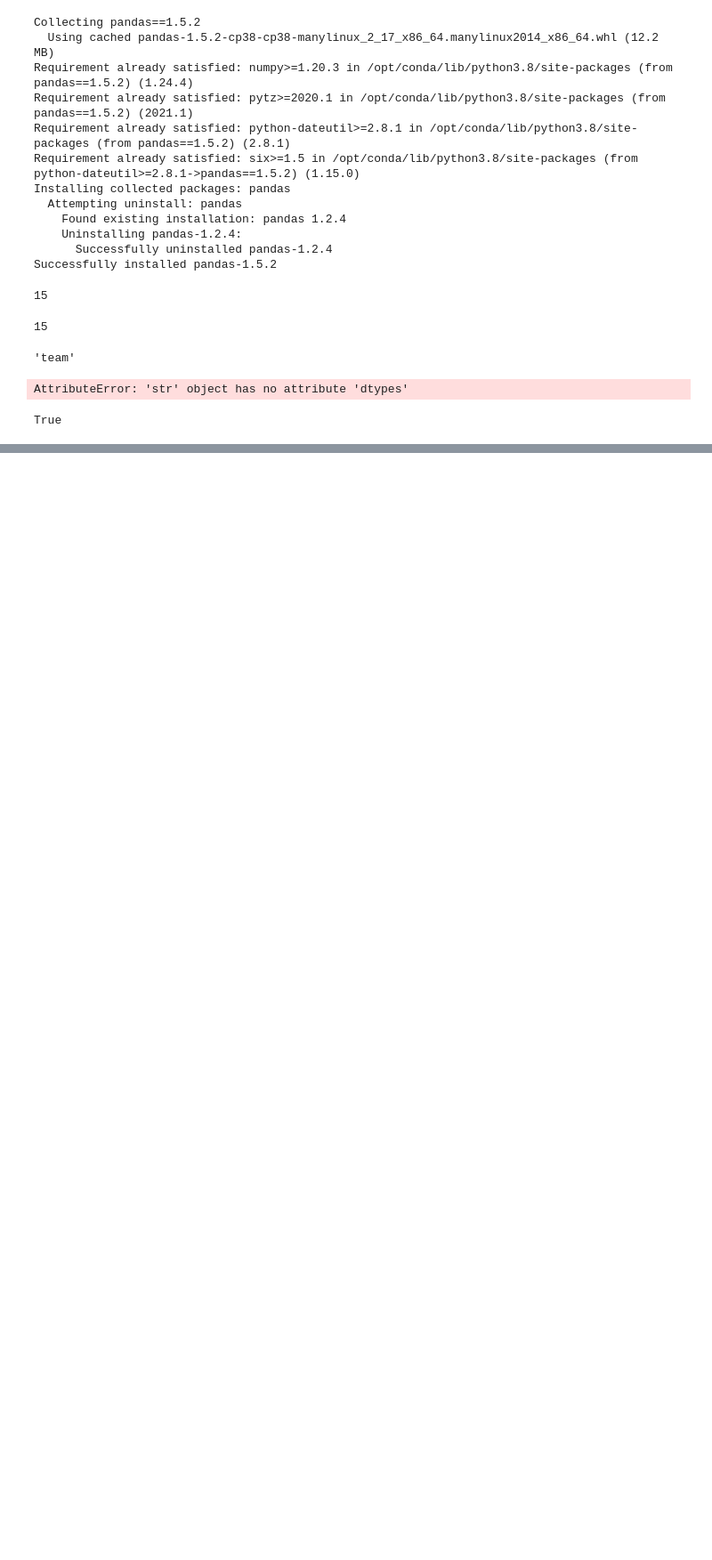
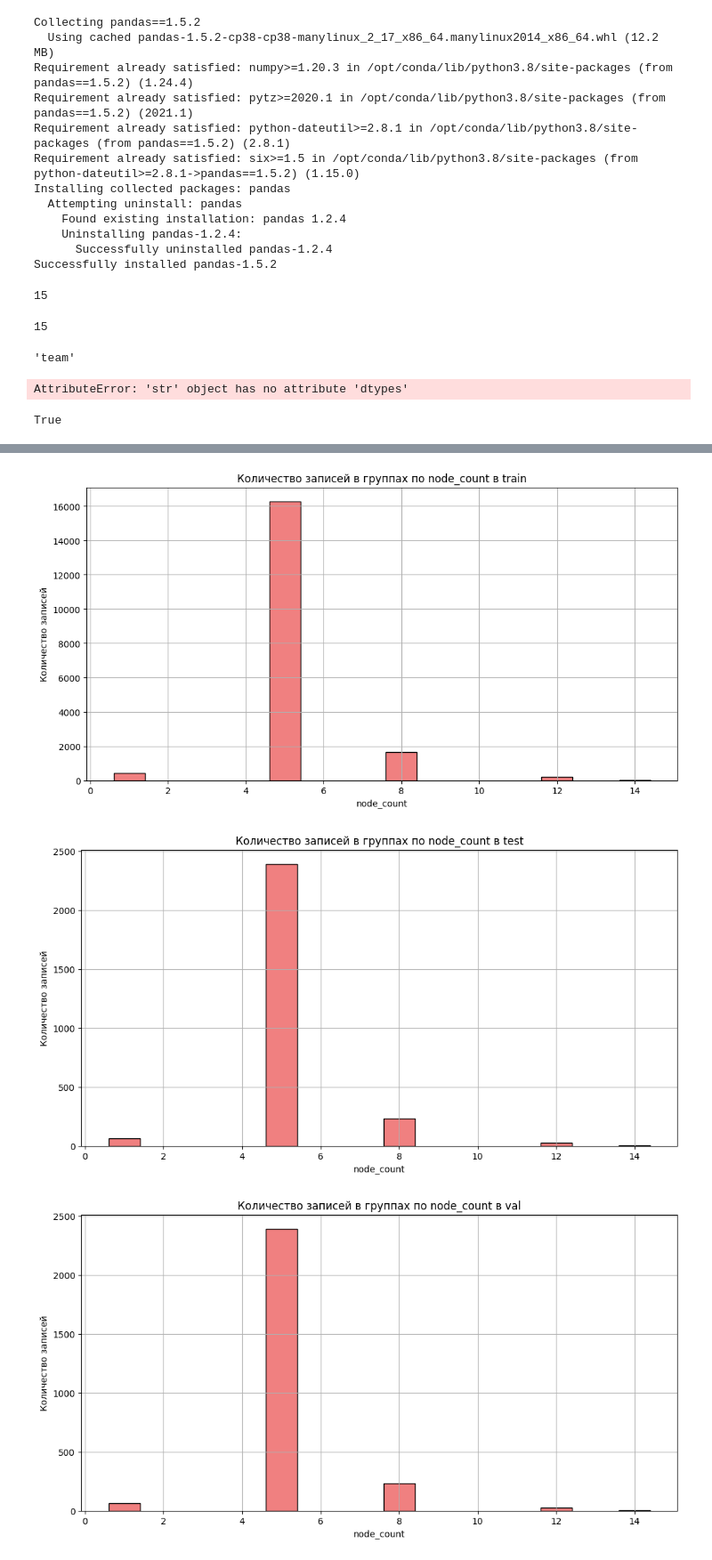
Before and after one commit to YRL-AIDA/OmniGraph, a Jupyter notebook: TapexGraph/test.ipynb, the cells around one changed output, grey strips where cells are left out. Shown at 89% size. Drawn from its saved outputs; the diff is of its cells as text; code cells hidden in the pictures; blank space fills up the shorter version.

```diff
--- a/TapexGraph/test.ipynb
+++ b/TapexGraph/test.ipynb
@@ -655,0 +1236,8 @@ True
+# %%
+train = train.map(cont_nodes)
+test = test.map(cont_nodes)
+val = val.map(cont_nodes)
+# %%
+traindf = train.to_pandas()
+testdf = test.to_pandas()
+valdf = val.to_pandas()
@@ -655,0 +1306,27 @@ True
+# %%
+train_group = traindf.groupby('node_count').count()
+test_group = testdf.groupby('node_count').count()
+val_group = valdf.groupby('node_count').count()
+# %%
+def print_hist(group,title=''):
+    plt.figure(figsize=(12, 6))
+
+    plt.bar(group.index, group['question'].values, color='lightcoral', edgecolor='black')
+
+    plt.title(f'Количество записей в группах по node_count в {title}')
+
+    plt.xlabel('node_count')
+
+    plt.ylabel('Количество записей')
+
+    plt.grid(True)
+
+    plt.show()
+# %%
+print_hist(train_group, title='train')
+print_hist(test_group,title='test')
+print_hist(val_group,title='val')
+# %% [output]
+[figure, added]
+[figure, added]
+[figure, added]
```
Also changed, not shown: parts of 131 cells of this notebook, 27 other files.
